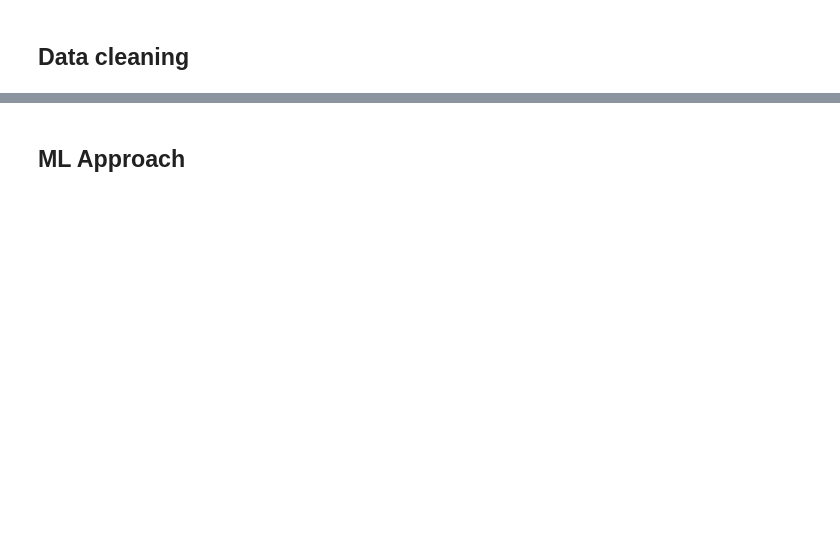
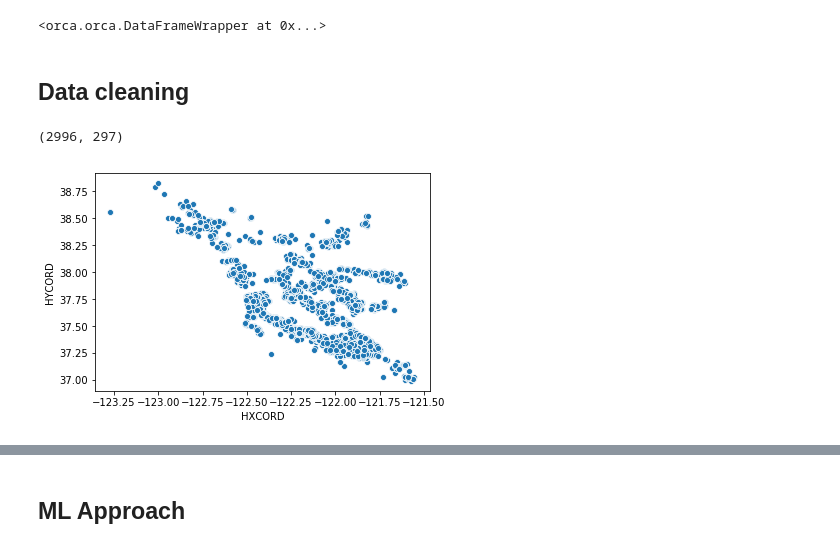
Before and after one commit to ual/activitysynth, a Jupyter notebook: activitysynth/notebooks/notebooks-juan/SLCM_Estimation.v2.ipynb, the cells around one changed output, grey strips where cells are left out. Saved outputs shown, nothing was run; the diff lists cells and outputs as text; code cells hidden in the pictures; blank space fills up the shorter version.

```diff
--- a/activitysynth/notebooks/notebooks-juan/SLCM_Estimation.v2.ipynb
+++ b/activitysynth/notebooks/notebooks-juan/SLCM_Estimation.v2.ipynb
@@ -41,6 +87,6 @@ Registering model step 'WLCM'
 # %%
 input_file_format = 'csv'
-input_data_dir = '/home/data/spring_2019/base/'
+input_data_dir = 's3://baus-data/spring_2019/'
 
 formattable_fname_dict = {
     'parcels': 'parcels.{0}',
@@ -64,6 +110,8 @@ formattable_fname_dict = {
     'walk_access_vars': 'walk_net_vars.{0}',
     'zones': 'zones.{0}',
     'zone_access_vars': 'zones_w_access_vars.{0}',
+    'students_k12': 'students_k12.{0}',
+    'schools_k12': 'schools_bay_area.{0}'
 }
 
 def format_fname_dict(formattable_fname_dict, format='csv'):
@@ -111,11 +161,20 @@ Total time to execute iteration 1 with iteration value None: 0.00 s
 # %%
-k12_students = pd.read_csv('/home/juan/ual_model_workspace/spring-2019-models/notebooks-juan/students_with_school_id.csv')
-persons = pd.read_csv('/home/data/fall_2018/chts_persons_w_zone_ids.csv')
-households = pd.read_csv("/home/data/fall_2018/CHTS_csv_format/data/Deliv_HH.csv")
+k12_students = pd.read_csv('s3://baus-data/spring_2019/students_k12.csv')
+
+persons = pd.read_csv('s3://baus-data/fall_2018/chts_persons_w_zone_ids.csv')
+households = pd.read_csv("s3://baus-data/fall_2018/CHTS_csv_format/data/Deliv_HH.csv")
+
 zones = orca.get_table('zones').to_frame()
+
 beam_skims = orca.get_table('beam_skims_imputed').to_frame().reset_index()
 schools = orca.get_table('schools').to_frame()
+public_schools_50 = orca.get_table('public_schools_50').to_frame()
 
-#I have save this tables on disk just for convinience
-nodessmall = pd.read_csv('nodessmall.csv').set_index('osmid')
-nodeswalk = pd.read_csv('nodeswalk.csv').set_index('osmid')
+#I have save this tables (Distance-based accessibilities) on disk just for convinience
+nodessmall = pd.read_csv('/home/ubuntu/activitysynth/activitysynth/data/nodessmall.csv').set_index('osmid')
+nodeswalk = pd.read_csv('/home/ubuntu/activitysynth/activitysynth/data/nodeswalk.csv').set_index('osmid')
+
+orca.add_table('nodessmall', nodessmall)
+orca.add_table('nodeswalk', nodeswalk)
+# %% [output]
+<orca.orca.DataFrameWrapper at 0x...>
@@ -228,6 +344,9 @@ na_dict = {
 
 for col in na_dict:
     for vals in na_dict[col]:
-        students[col] = students[col].replace(vals,np.nan)
+        students_df[col] = students_df[col].replace(vals,np.nan)
 
-students.dropna(inplace = True)
+students_df.dropna(inplace = True)
+students_df.shape
+# %% [output]
+(2996, 297)
@@ -233,0 +362,4 @@ students.dropna(inplace = True)
+# %%
+sns.scatterplot(students.HXCORD, students.HYCORD);
+# %% [output]
+[figure, added]
```
Also changed, not shown: parts of 89 cells of this notebook, 8 other files.
